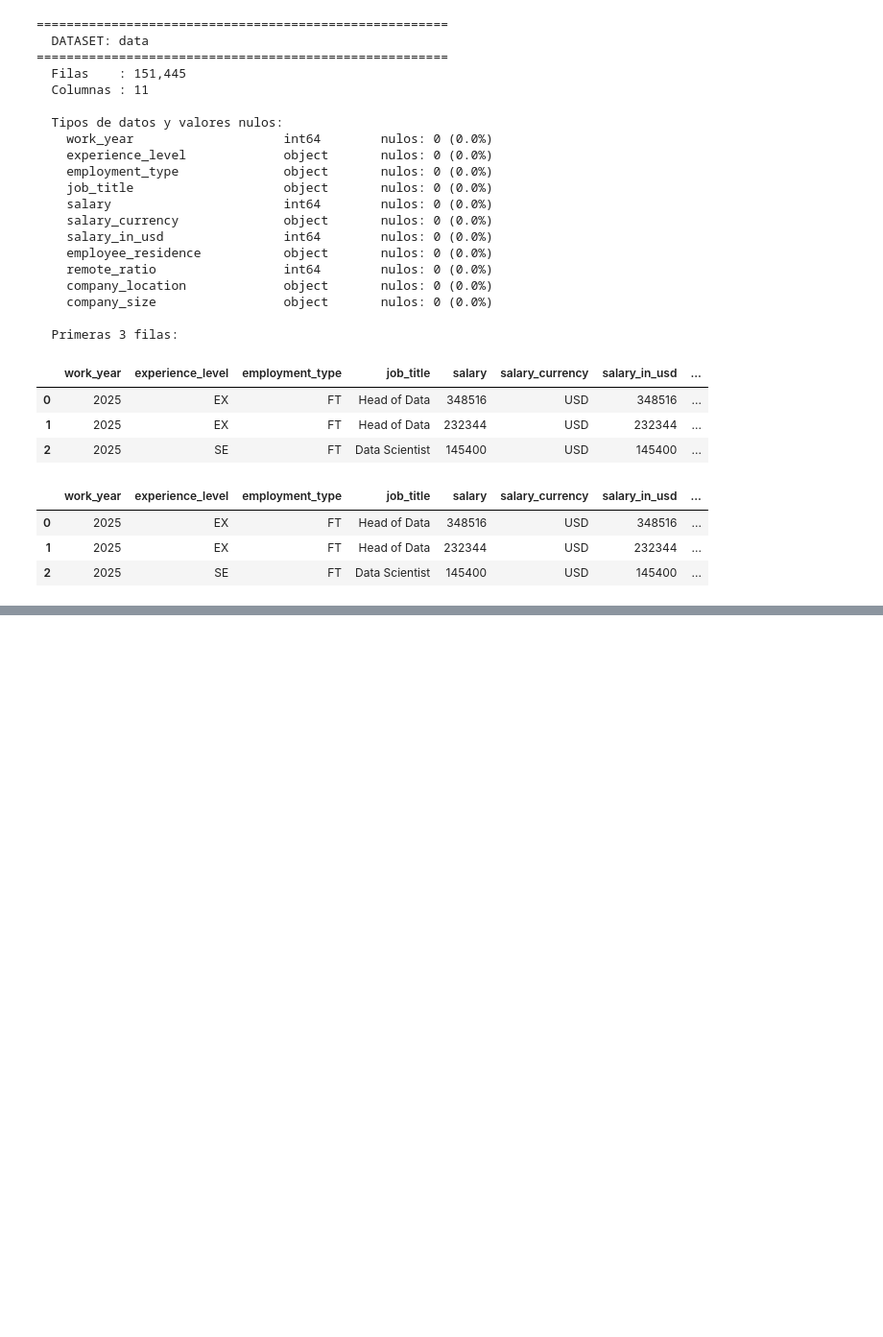
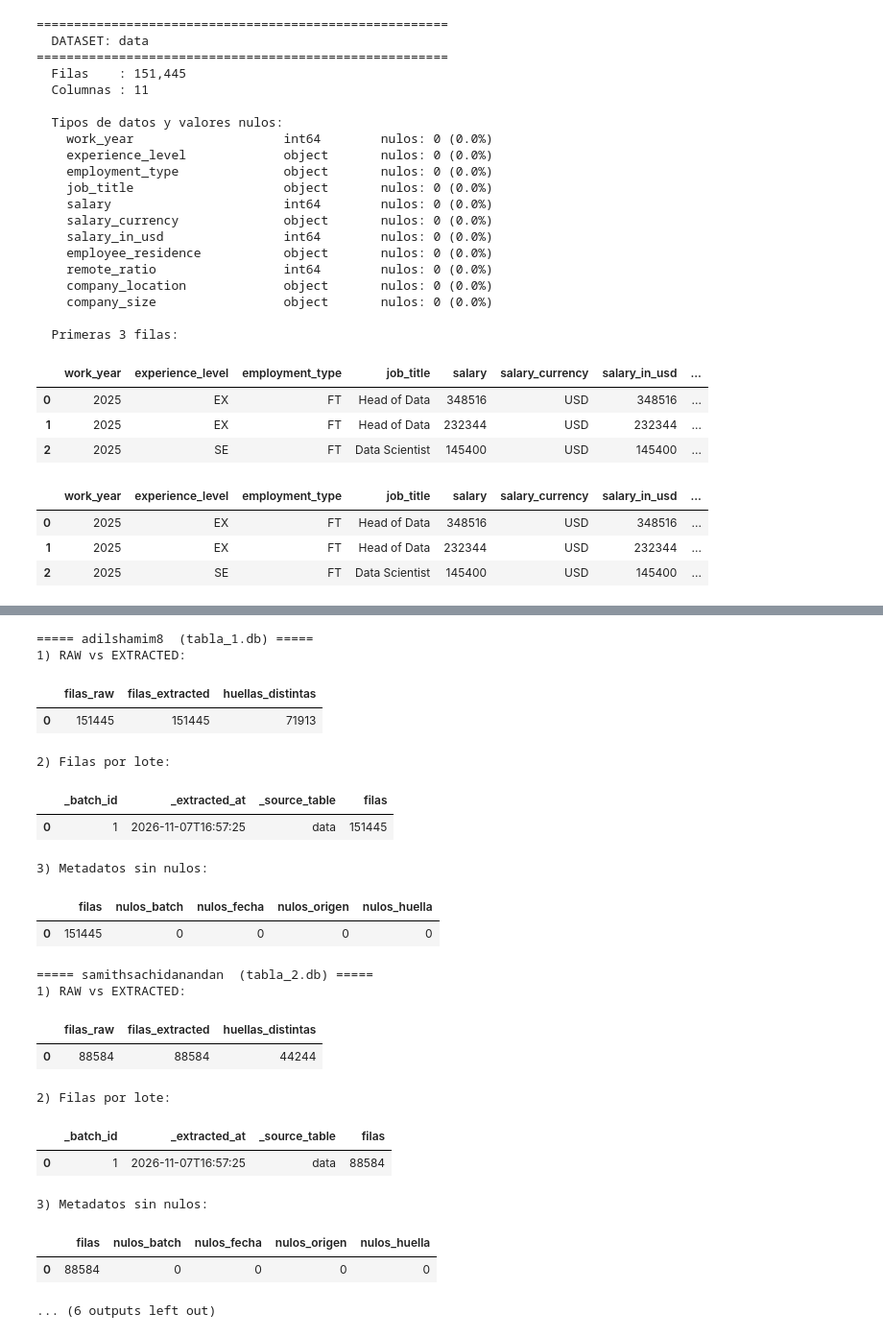
Before and after one commit to MemoOrnelasJ11/ing_datos, a Jupyter notebook: scripts/extraccion.ipynb, the cells around one changed output, grey strips where cells are left out. Shown at 96% size. Drawn from its saved outputs; the diff is of its cells as text; code cells hidden in the pictures; blank space fills up the shorter version.

```diff
--- a/scripts/extraccion.ipynb
+++ b/scripts/extraccion.ipynb
@@ -397,3 +284,6 @@ conn.close()
 # %%
-print(json.dumps(leer_cdc(), indent=2, ensure_ascii=False))
+for etiqueta in tools.ETIQUETAS:
+    ruta = tools.RUTA_EXTRACCION_LOGS / f'cdc_{etiqueta}.json'
+    print(f'--- cdc_{etiqueta}.json')
+    print(ruta.read_text(encoding='utf-8'))
 # %% [output]
@@ -416,0 +320,54 @@ ver_log()
+# %%
+for etiqueta in tools.ETIQUETAS:
+    cfg = tools.DATASETS[etiqueta]
+    conn = sqlite3.connect(f"file:{cfg['db']}?mode=ro", uri=True)
+    print(f'\n===== {etiqueta}  ({cfg["db"].name}) =====')
+
+    print('1) RAW vs EXTRACTED:')
+    display(pd.read_sql_query(f'''
+        SELECT (SELECT COUNT(*) FROM {cfg['raw']})                           AS filas_raw,
+               (SELECT COUNT(*) FROM extracted_{etiqueta})                   AS filas_extracted,
+               (SELECT COUNT(DISTINCT _row_hash) FROM extracted_{etiqueta})  AS huellas_distintas
+    ''', conn))
+
+    print('2) Filas por lote:')
+    display(pd.read_sql_query(f'''
+        SELECT _batch_id, _extracted_at, _source_table, COUNT(*) AS filas
+        FROM extracted_{etiqueta}
+        GROUP BY _batch_id, _extracted_at, _source_table
+        ORDER BY _batch_id
+    ''', conn))
+
+    print('3) Metadatos sin nulos:')
+    display(pd.read_sql_query(f'''
+        SELECT COUNT(*) AS filas,
+               SUM(CASE WHEN _batch_id     IS NULL THEN 1 ELSE 0 END) AS nulos_batch,
+               SUM(CASE WHEN _extracted_at IS NULL THEN 1 ELSE 0 END) AS nulos_fecha,
+               SUM(CASE WHEN _source_table IS NULL THEN 1 ELSE 0 END) AS nulos_origen,
+               SUM(CASE WHEN _row_hash     IS NULL THEN 1 ELSE 0 END) AS nulos_huella
+        FROM extracted_{etiqueta}
+    ''', conn))
+
+    conn.close()
+# %% [output]
+===== adilshamim8  (tabla_1.db) =====
+1) RAW vs EXTRACTED:
+|  | filas_raw | filas_extracted | huellas_distintas |
+| 0 | 151445 | 151445 | 71913 |
+2) Filas por lote:
+|  | _batch_id | _extracted_at | _source_table | filas |
+| 0 | 1 | 2026-11-07T16:57:25 | data | 151445 |
+3) Metadatos sin nulos:
+|  | filas | nulos_batch | nulos_fecha | nulos_origen | nulos_huella |
+| 0 | 151445 | 0 | 0 | 0 | 0 |
+===== samithsachidanandan  (tabla_2.db) =====
+1) RAW vs EXTRACTED:
+|  | filas_raw | filas_extracted | huellas_distintas |
+| 0 | 88584 | 88584 | 44244 |
+2) Filas por lote:
+|  | _batch_id | _extracted_at | _source_table | filas |
+| 0 | 1 | 2026-11-07T16:57:25 | data | 88584 |
+3) Metadatos sin nulos:
+|  | filas | nulos_batch | nulos_fecha | nulos_origen | nulos_huella |
+| 0 | 88584 | 0 | 0 | 0 | 0 |
+... (6 outputs left out)
```
Also changed, not shown: parts of 10 cells of this notebook, 6 other files.
